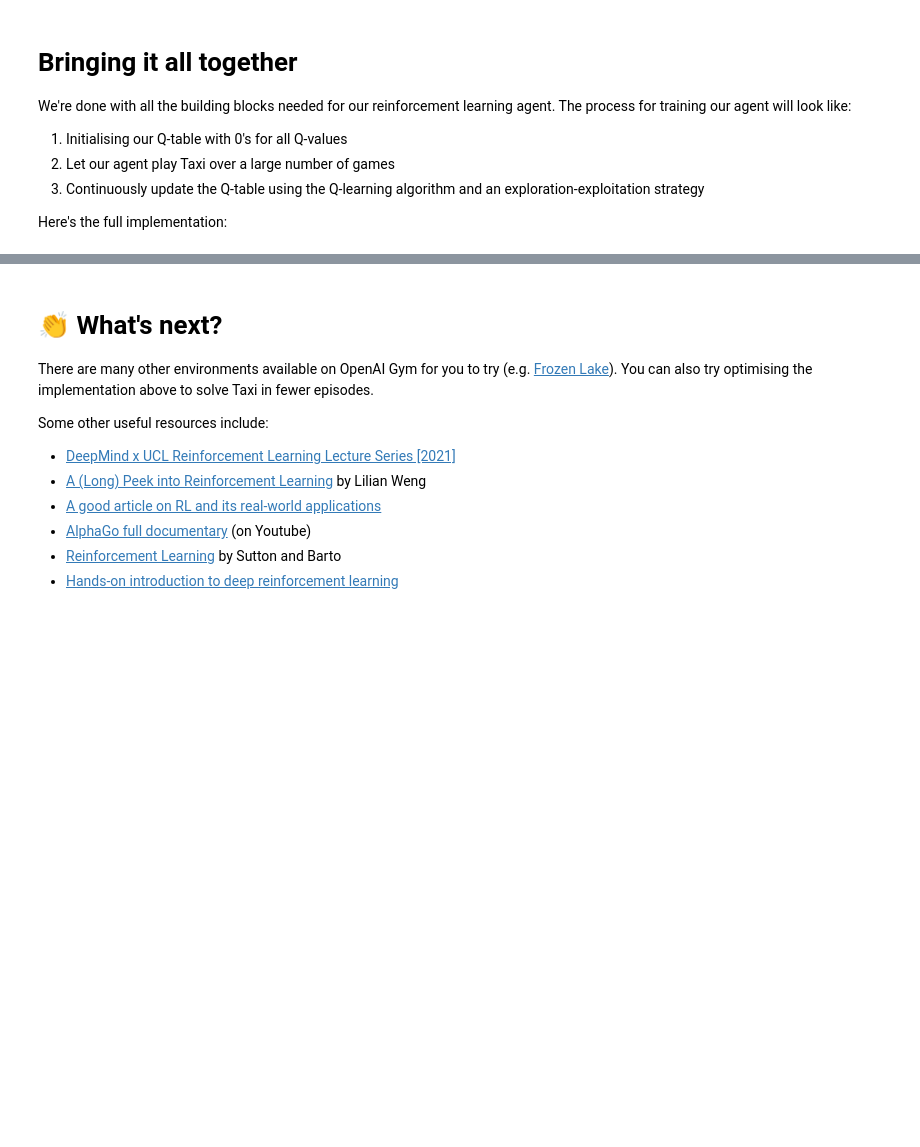
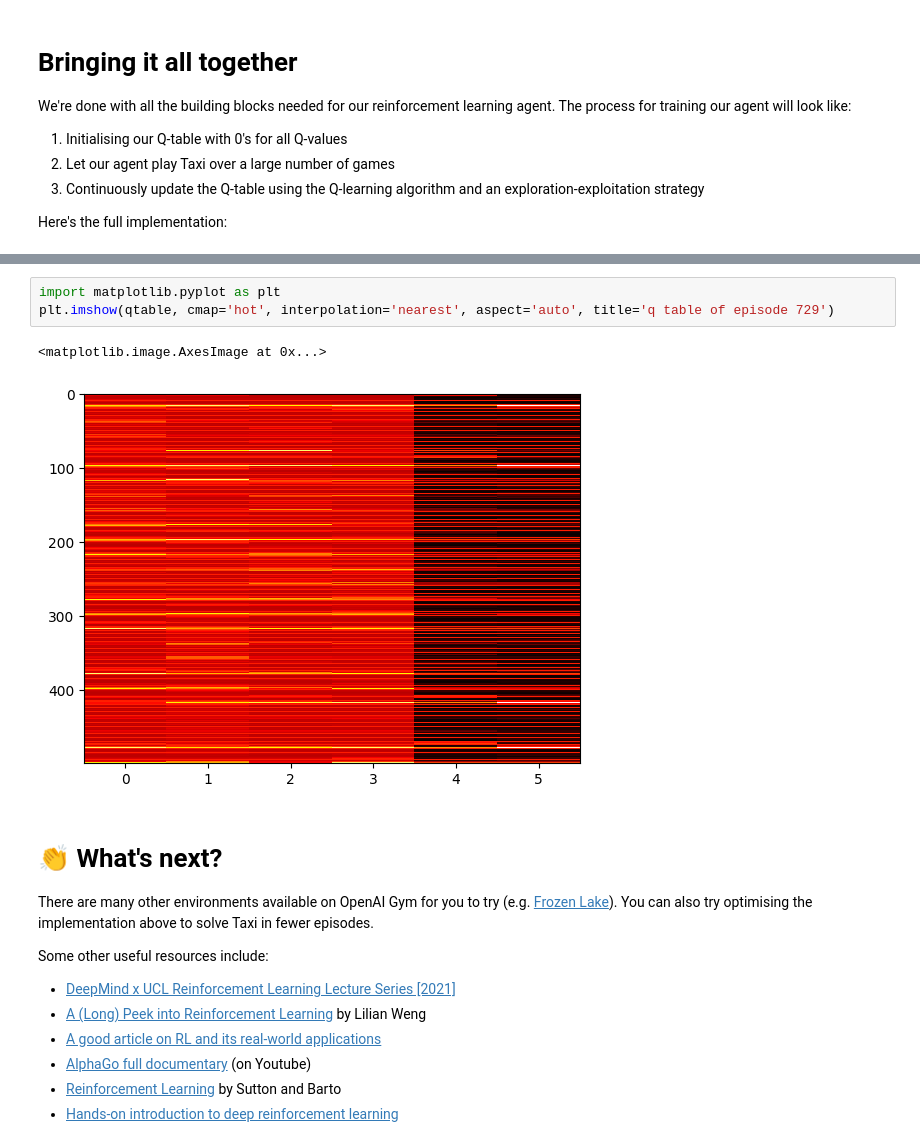
Before and after one commit to jungheejung/cue_RL, a Jupyter notebook: openai_gym_taxi_tutorial.ipynb, the cells around one changed output, grey strips where cells are left out. Saved outputs shown, nothing was run; the diff lists cells and outputs as text; blank space fills up the shorter version.

```diff
--- a/openai_gym_taxi_tutorial.ipynb
+++ b/openai_gym_taxi_tutorial.ipynb
@@ -490,3 +499,9 @@ Training completed over 2000 episodes
+# %%
+import matplotlib.pyplot as plt
+plt.imshow(qtable, cmap='hot', interpolation='nearest', aspect='auto', title='q table of episode 729')
+# %% [output]
+<matplotlib.image.AxesImage at 0x...>
+[figure, added]
 # %% [markdown]
 # 👏 What's next?
 
```
Also changed, not shown: parts of 9 cells of this notebook.
